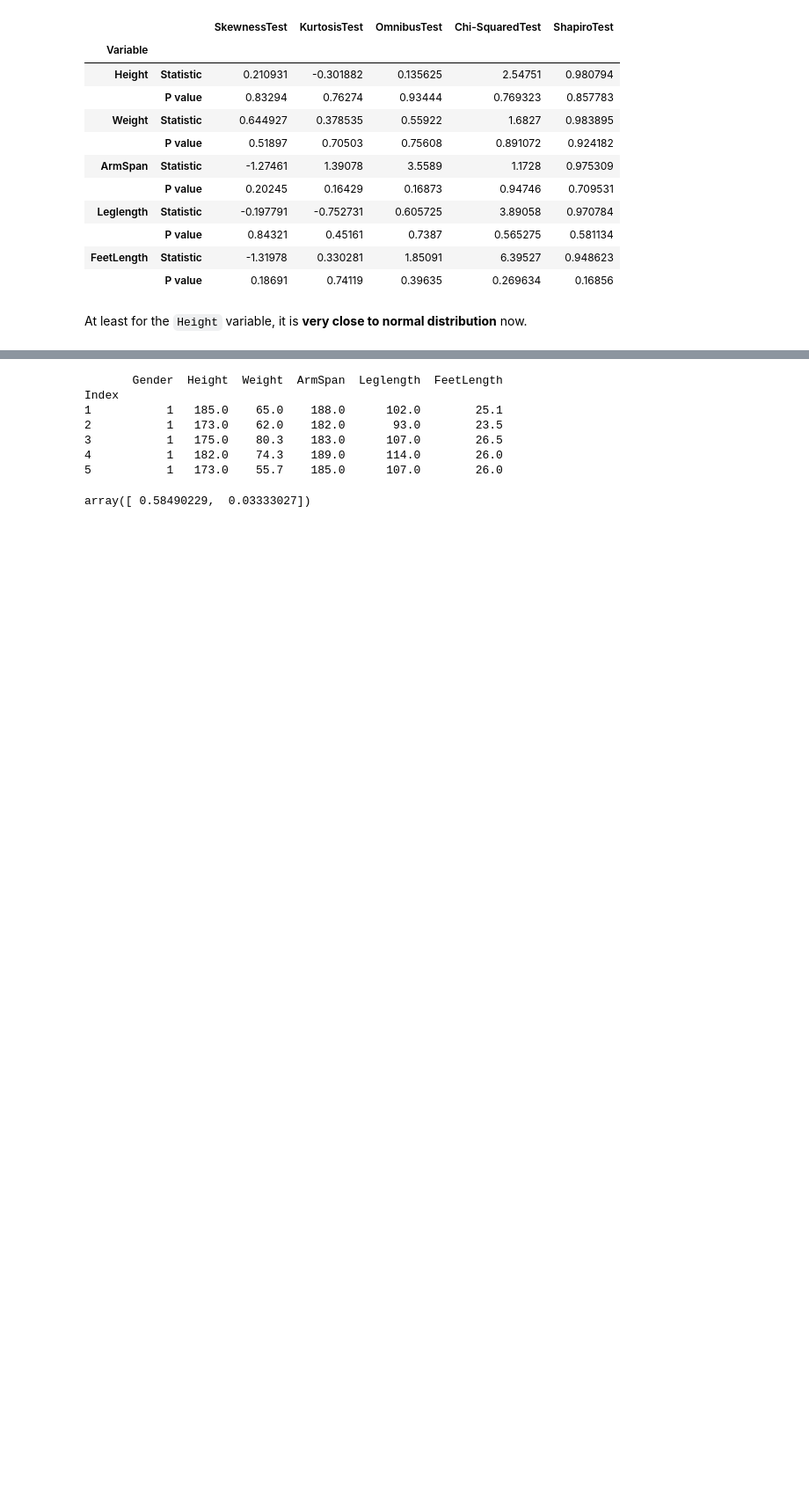
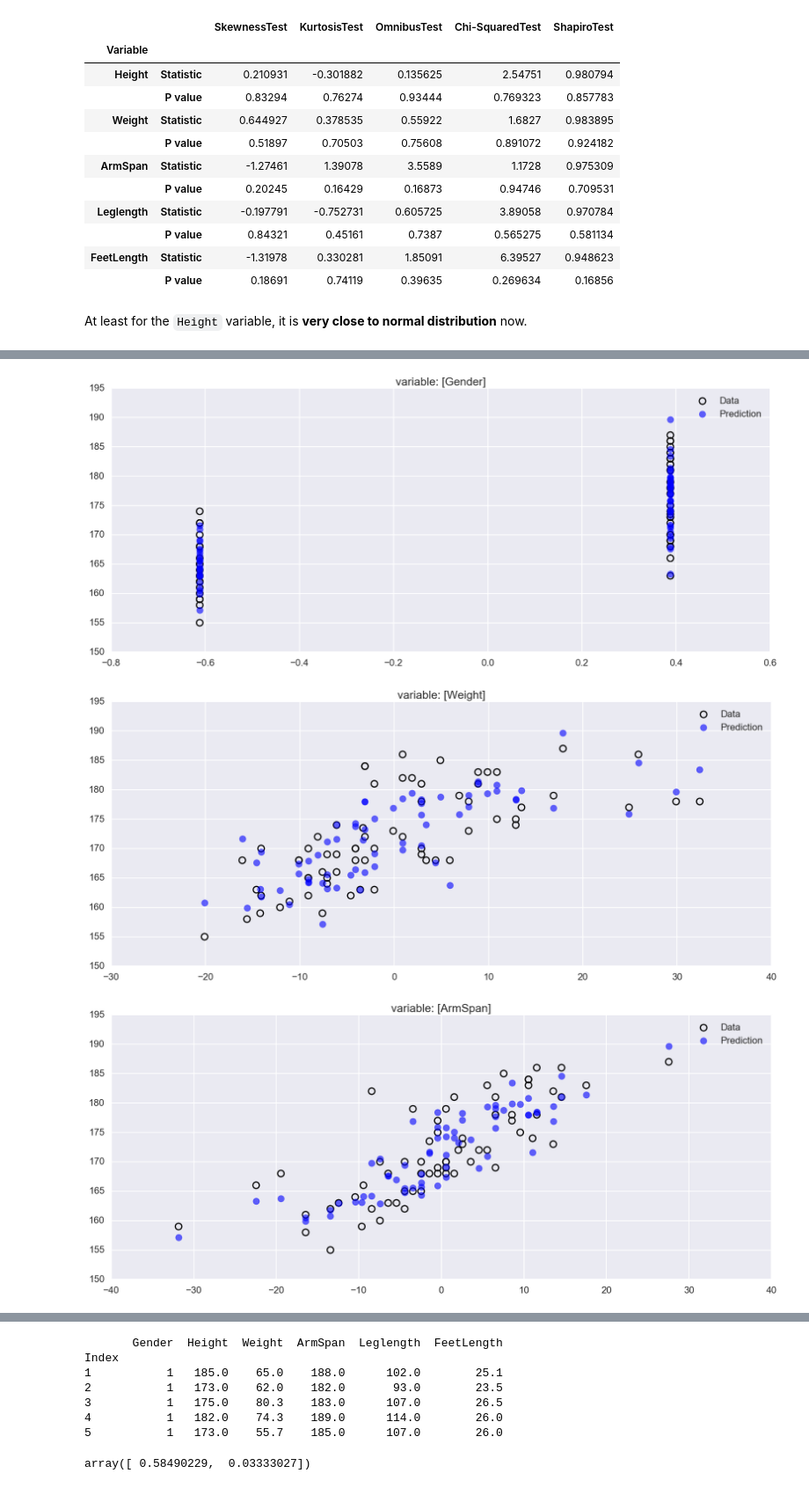
Before and after one commit to brillliantz/Statistics, a Jupyter notebook: EDA_and_Regression_on_Height.ipynb, the cells around one changed output, grey strips where cells are left out. Shown at 88% size. Saved outputs shown, nothing was run; the diff lists cells and outputs as text; code cells hidden in the pictures; blank space fills up the shorter version.

```diff
--- a/EDA_and_Regression_on_Height.ipynb
+++ b/EDA_and_Regression_on_Height.ipynb
@@ -456,0 +694,24 @@ res_ols.score(X_train, Y_train)
+# %%
+def plot_fit(res, xin, yin, xout=None, yout=None, n=0):
+    if type(res) == sm.regression.linear_model.RegressionResultsWrapper:
+        xin = sm.add_constant(xin)
+        n += 1
+    plt.figure(figsize=(20,8))
+    plt.scatter(xin.ix[:, n],
+                yin, label='Data', facecolors='none', s=120, edgecolors='k', linewidth='2')
+    plt.hold('on')
+    plt.scatter(xin.ix[:, n],
+                res.predict(xin), label='Prediction', color='b', alpha=0.6,
+                #edgecolors='none',
+                s=120)
+    plt.legend(loc='best')
+    plt.title('variable: [{0}]'.format(xin.columns[n]))
+# %%
+#print central(X_train).ix[:, [0, 1]]
+for i in range(4):
+    plot_fit(res_central, central(X_train), Y_train, n=i)
+    plt.show()
+# %% [output]
+[figure, added]
+[figure, added]
+[figure, added]
```
Also changed, not shown: parts of 58 cells of this notebook.
